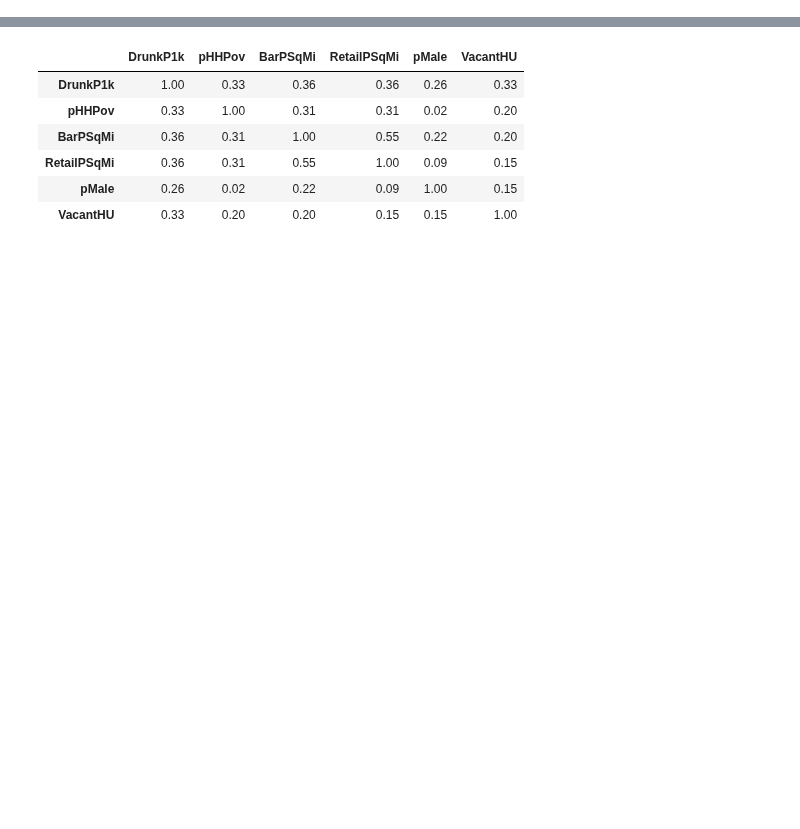
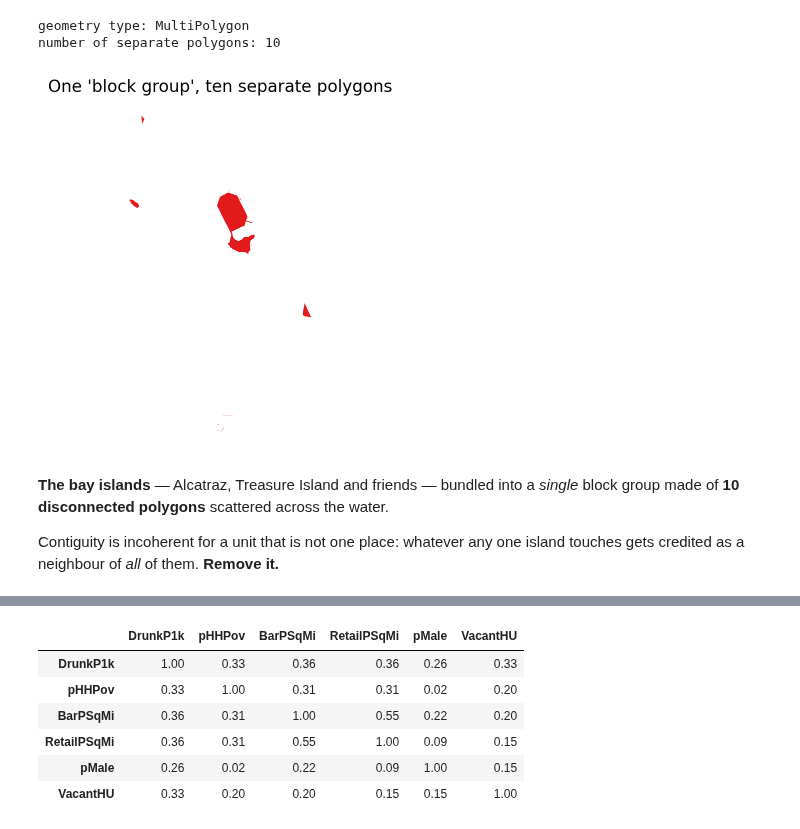
Before and after one commit to rschifan/spatial-unito-26, a Jupyter notebook: notebooks/03_spatial_econonometric_modeling.ipynb, the cells around one changed output, grey strips where cells are left out. Cells and saved outputs as stored; diff of their text form; code cells hidden in the pictures; blank space fills up the shorter version.

```diff
--- a/notebooks/03_spatial_econonometric_modeling.ipynb
+++ b/notebooks/03_spatial_econonometric_modeling.ipynb
@@ -293,0 +322,24 @@ straight for a spatial model.
+# %%
+# One more oddity, found by inspecting geometry types rather than the graph.
+bay_islands = "060750179021"
+
+geom = gdf.loc[bay_islands].geometry
+print("geometry type:", geom.geom_type)
+print("number of separate polygons:", len(geom.geoms))
+# %% [output]
+geometry type: MultiPolygon
+number of separate polygons: 10
+# %%
+f, ax = plt.subplots(figsize=(5.5, 4.5))
+gdf.loc[[bay_islands]].plot(ax=ax, color="#e31a1c")
+ax.set_title("One 'block group', ten separate polygons")
+ax.set_axis_off()
+plt.show()
+# %% [output]
+[figure, added]
+# %% [markdown]
+**The bay islands** — Alcatraz, Treasure Island and friends — bundled into a *single* block group
+made of **10 disconnected polygons** scattered across the water.
+
+Contiguity is incoherent for a unit that is not one place: whatever any one island touches gets
+credited as a neighbour of *all* of them. **Remove it.**
```
Also changed, not shown: parts of 162 cells of this notebook.
